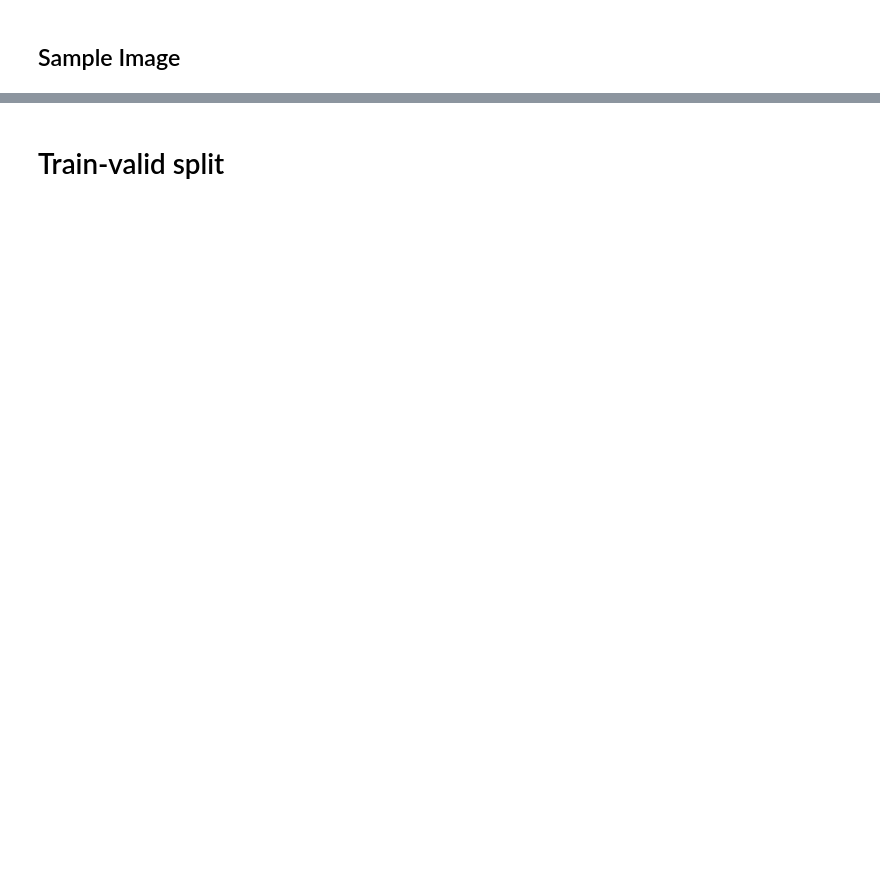
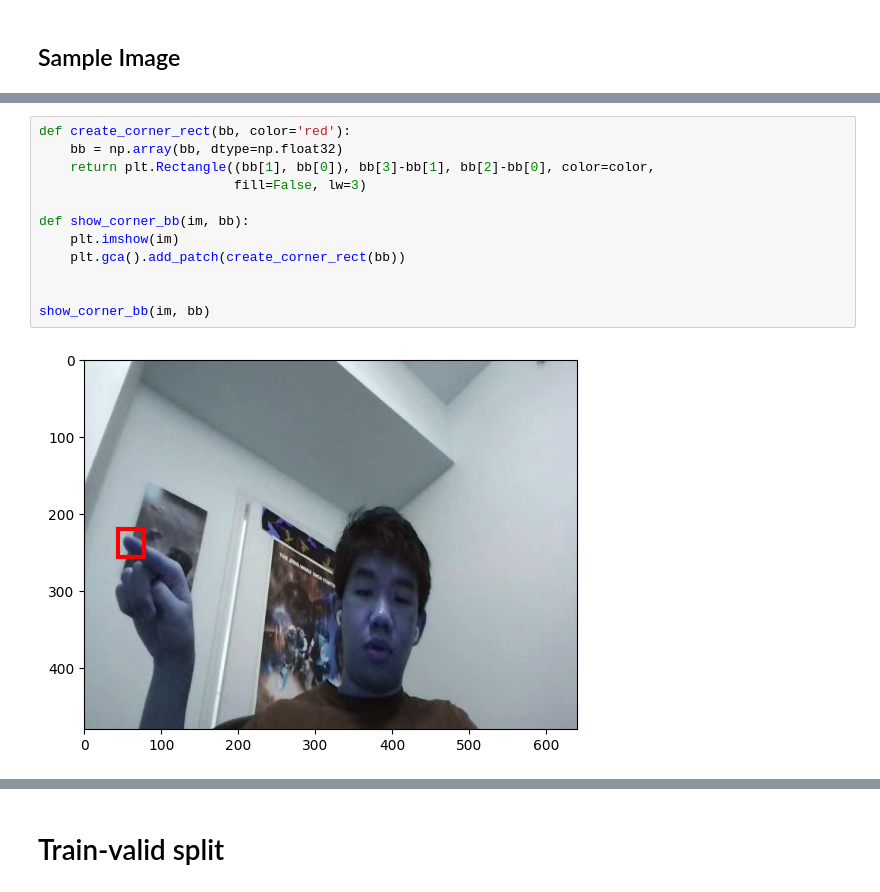
Before and after one commit to josephjkuang/GIES, a Jupyter notebook: Bounding.ipynb, the cells around one changed output, grey strips where cells are left out. Cells and saved outputs as stored; diff of their text form; blank space fills up the shorter version.

```diff
--- a/Bounding.ipynb
+++ b/Bounding.ipynb
@@ -136,3 +214,17 @@ array([130.,  86., 170., 117.], dtype=float32)
+# %%
+def create_corner_rect(bb, color='red'):
+    bb = np.array(bb, dtype=np.float32)
+    return plt.Rectangle((bb[1], bb[0]), bb[3]-bb[1], bb[2]-bb[0], color=color,
+                         fill=False, lw=3)
+
+def show_corner_bb(im, bb):
+    plt.imshow(im)
+    plt.gca().add_patch(create_corner_rect(bb))
+
+
+show_corner_bb(im, bb)
+# %% [output]
+[figure, added]
 # %%
 plt.imshow(im)
 # %% [output]
```
Also changed, not shown: parts of 27 cells of this notebook, 1 other file.
